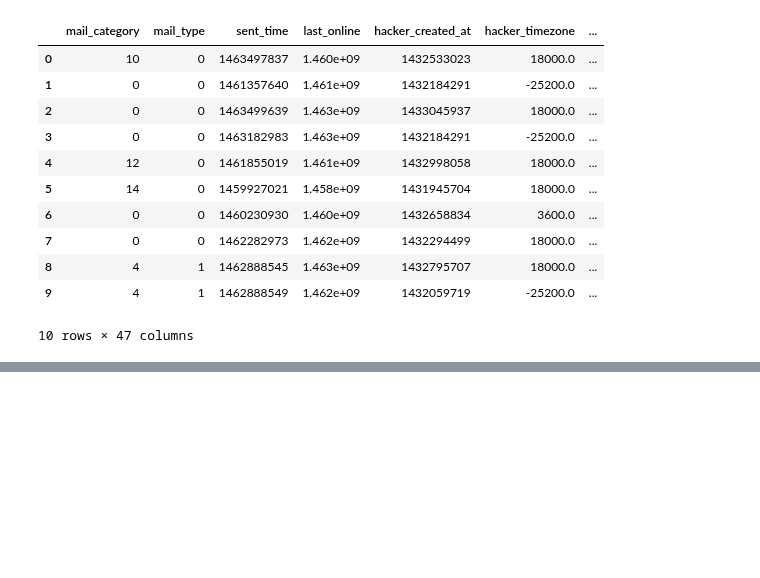
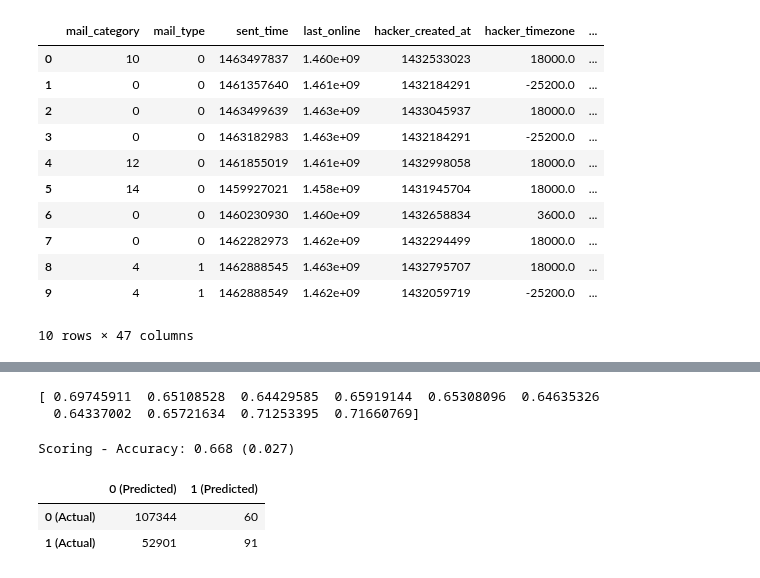
Before and after one commit to sethbunke/IntroductionToMachineLearning-LogisticRegression, a Jupyter notebook: ipython_notebooks/Hacker Rank - open email - with feature selection.ipynb, the cells around one changed output, grey strips where cells are left out. Saved outputs shown, nothing was run; the diff lists cells and outputs as text; code cells hidden in the pictures; blank space fills up the shorter version.

Commit message:
all zeroes for test data

```diff
--- a/ipython_notebooks/Hacker Rank - open email - with feature selection.ipynb
+++ b/ipython_notebooks/Hacker Rank - open email - with feature selection.ipynb
@@ -83,0 +81,15 @@ Y = data['opened'].values
+# %%
+#cols = [col for col in data.columns if col not in ['opened']]
+#print(cols)
+array = data.values
+#X = array[:,:]
+Y = data['opened'].values
+data.drop('opened', axis=1, inplace=True)
+X = data.values
+#temp = data[cols]
+
+
+#temp = data['~opened']
+#temp.drop('opened', axis=1, inplace=True)
+#X = temp.values[:,:]
+#remove opened before assigning x
@@ -98,12 +131,23 @@ seed = 7
 kfold = KFold(n=num_instances, n_folds=num_folds, random_state=seed)
 results = cross_val_score(model, X, Y, cv=kfold)
 print(results)
+# %% [output]
+[ 0.69745911  0.65108528  0.64429585  0.65919144  0.65308096  0.64635326
+  0.64337002  0.65721634  0.71253395  0.71660769]
 # %%
 print("Scoring - Accuracy: %.3f (%.3f)") % (results.mean(), results.std())
+# %% [output]
+Scoring - Accuracy: 0.668 (0.027)
 # %%
 test_size = 0.33
 train_test_seed = 7
-X_train, X_test, Y_train, Y_test = cross_val_score.train_test_split(X, Y, test_size=test_size, random_state=train_test_seed)
+X_train, X_test, Y_train, Y_test = cross_validation.train_test_split(X, Y, test_size=test_size, random_state=train_test_seed)
 model.fit(X_train, Y_train)
 predicted = model.predict(X_test)
 matrix = confusion_matrix(Y_test, predicted)
+# %%
+pd.DataFrame(matrix, index=['0 (Actual)', '1 (Actual)'], columns=['0 (Predicted)', '1 (Predicted)'])
+# %% [output]
+|  | 0 (Predicted) | 1 (Predicted) |
+| 0 (Actual) | 107344 | 60 |
+| 1 (Actual) | 52901 | 91 |
```
Also changed, not shown: parts of 12 cells of this notebook.
